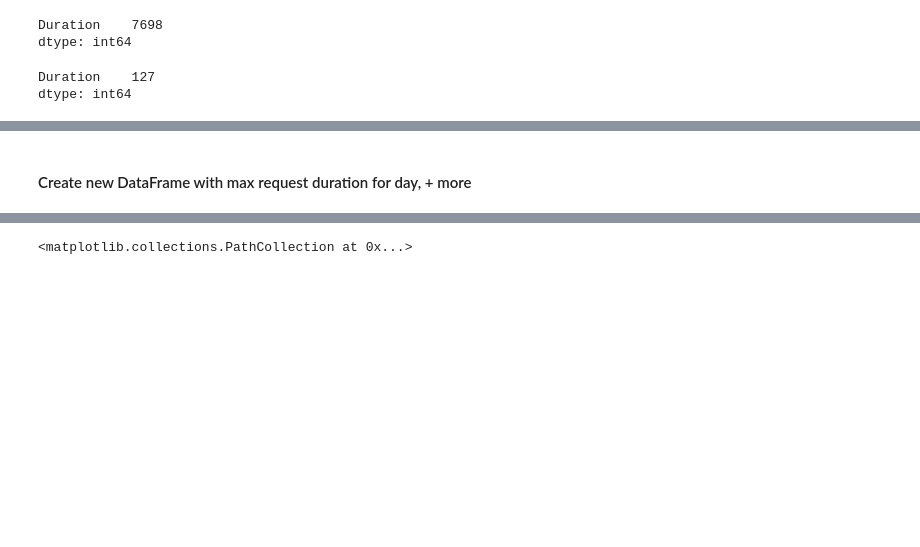
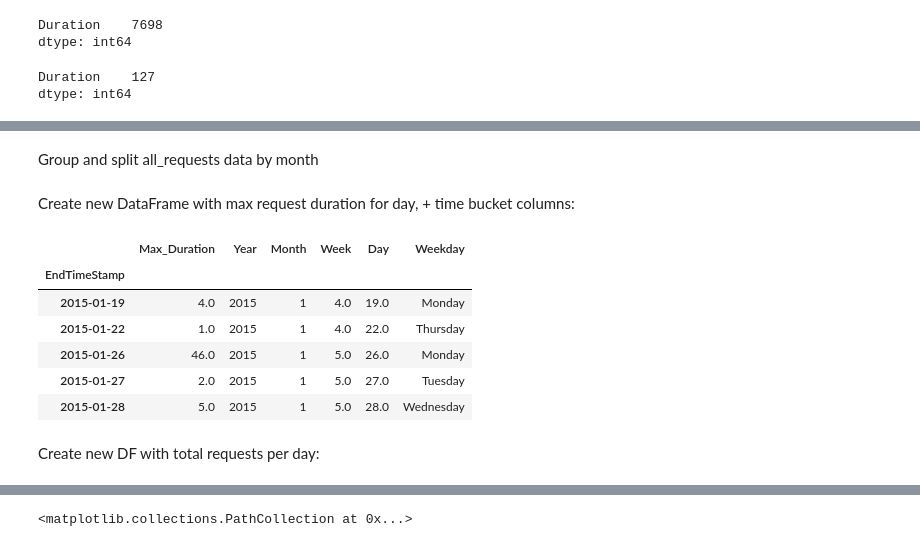
Before and after one commit to leilanihagen/interject-datacell-request-time-data-exploration, a Jupyter notebook: datacell_request_time.ipynb, the cells around one changed output, grey strips where cells are left out. Cells and saved outputs as stored; diff of their text form; code cells hidden in the pictures; blank space fills up the shorter version.

```diff
--- a/datacell_request_time.ipynb
+++ b/datacell_request_time.ipynb
@@ -303,0 +320,2 @@ all_requests_s.count()
+# %% [markdown]
+Group and split all_requests data by month
@@ -304,26 +341,29 @@ all_requests_s.count()
 # %% [markdown]
-#### Create new DataFrame with max request duration for day, + more
+Create new DataFrame with max request duration for day, + time bucket columns:
 # %%
-import datetime as dt
-
-all_requests_df['Year'] = all_requests_df.index.year
-all_requests_df['Month'] = all_requests_df.index.month
-all_requests_df['Week'] = all_requests_df.index.week
-all_requests_df['Day'] = all_requests_df.index.day
-all_requests_df
-
-# Create daily_max_request DF:
-daily_max_request = all_requests_df.resample('D').max()
+# Create daily_max_request DF by downsampling all_requests_df:
+daily_max_request = all_requests.resample('D').max()
 daily_max_request['Year'] = daily_max_request.index.year
 daily_max_request['Month'] = daily_max_request.index.month
 daily_max_request['Weekday'] = daily_max_request.index.weekday_name
 daily_max_request = daily_max_request.dropna()
-daily_max_request
+daily_max_request = daily_max_request.rename(columns={'Duration':'Max_Duration'})
+daily_max_request.head()
 
 # week_groups = daily_max_request.groupby([pd.Grouper(freq='W'), 'Duration'])
 # weeks = pd.DataFrame()
 # for dur, week in week_groups:
 #     week_groups[week.dur] = week.values
 
 # all_requests_df['day'] = all_requests_df.index.day
 # all_requests_df['week'] = all_requests_df.index.week
+# %% [output]
+|  | Max_Duration | Year | Month | Week | Day | Weekday |
+| EndTimeStamp |  |  |  |  |  |  |
+| 2015-01-19 | 4.0 | 2015 | 1 | 4.0 | 19.0 | Monday |
+| 2015-01-22 | 1.0 | 2015 | 1 | 4.0 | 22.0 | Thursday |
+| 2015-01-26 | 46.0 | 2015 | 1 | 5.0 | 26.0 | Monday |
+| 2015-01-27 | 2.0 | 2015 | 1 | 5.0 | 27.0 | Tuesday |
+| 2015-01-28 | 5.0 | 2015 | 1 | 5.0 | 28.0 | Wednesday |
+# %% [markdown]
+Create new DF with total requests per day:
```
Also changed, not shown: parts of 40 cells of this notebook.
